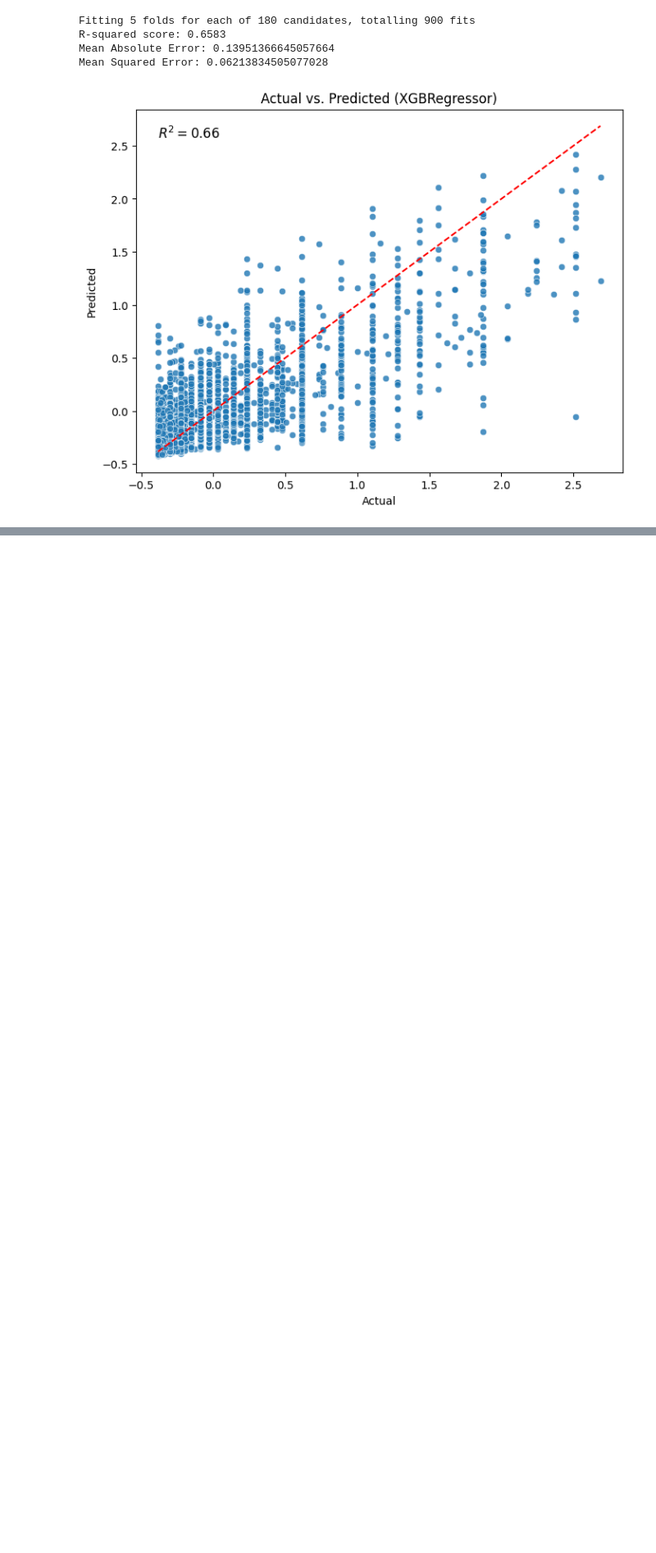
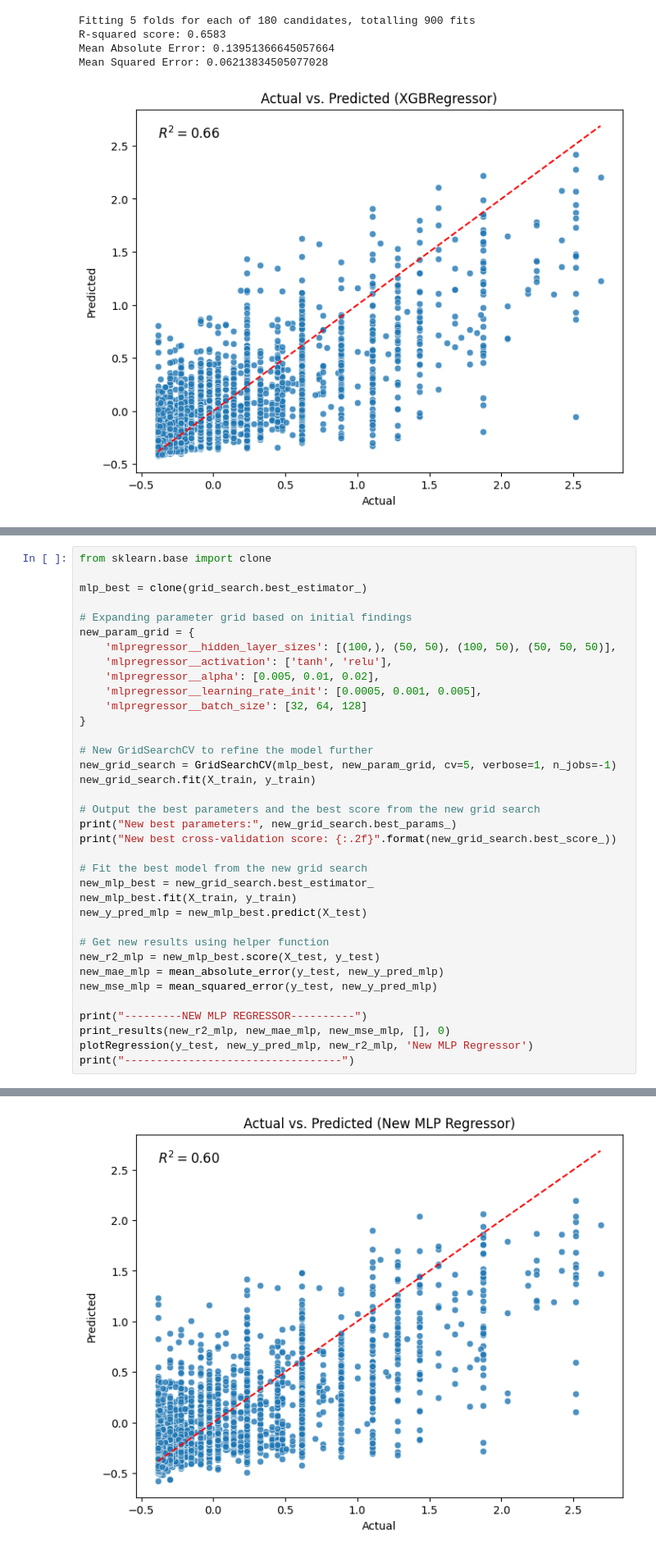
Before and after one commit to mauriliotbs/torontofireincidents, a Jupyter notebook: src/modeling/main_nopipeline.ipynb, the cells around one changed output, grey strips where cells are left out. Shown: that part at 82% size. Saved outputs shown, nothing was run; the diff lists cells and outputs as text; blank space fills up the shorter version.

```diff
--- a/src/modeling/main_nopipeline.ipynb
+++ b/src/modeling/main_nopipeline.ipynb
@@ -526,0 +726,37 @@ Mean Squared Error: 0.06213834505077028
+# %%
+from sklearn.base import clone
+
+mlp_best = clone(grid_search.best_estimator_)
+
+# Expanding parameter grid based on initial findings
+new_param_grid = {
+    'mlpregressor__hidden_layer_sizes': [(100,), (50, 50), (100, 50), (50, 50, 50)],
+    'mlpregressor__activation': ['tanh', 'relu'],
+    'mlpregressor__alpha': [0.005, 0.01, 0.02],
+    'mlpregressor__learning_rate_init': [0.0005, 0.001, 0.005],
+    'mlpregressor__batch_size': [32, 64, 128]
+}
+
+# New GridSearchCV to refine the model further
+new_grid_search = GridSearchCV(mlp_best, new_param_grid, cv=5, verbose=1, n_jobs=-1)
+new_grid_search.fit(X_train, y_train)
+
+# Output the best parameters and the best score from the new grid search
+print("New best parameters:", new_grid_search.best_params_)
+print("New best cross-validation score: {:.2f}".format(new_grid_search.best_score_))
+
+# Fit the best model from the new grid search
+new_mlp_best = new_grid_search.best_estimator_
+new_mlp_best.fit(X_train, y_train)
+new_y_pred_mlp = new_mlp_best.predict(X_test)
+
+# Get new results using helper function
+new_r2_mlp = new_mlp_best.score(X_test, y_test)
+new_mae_mlp = mean_absolute_error(y_test, new_y_pred_mlp)
+new_mse_mlp = mean_squared_error(y_test, new_y_pred_mlp)
+
+print("---------NEW MLP REGRESSOR----------")
+print_results(new_r2_mlp, new_mae_mlp, new_mse_mlp, [], 0)
+plotRegression(y_test, new_y_pred_mlp, new_r2_mlp, 'New MLP Regressor')
+print("----------------------------------")
+# %% [output]
@@ -526,0 +772 @@ Mean Squared Error: 0.06213834505077028
+[figure, added]
```
Also changed, not shown: parts of 9 cells of this notebook.
